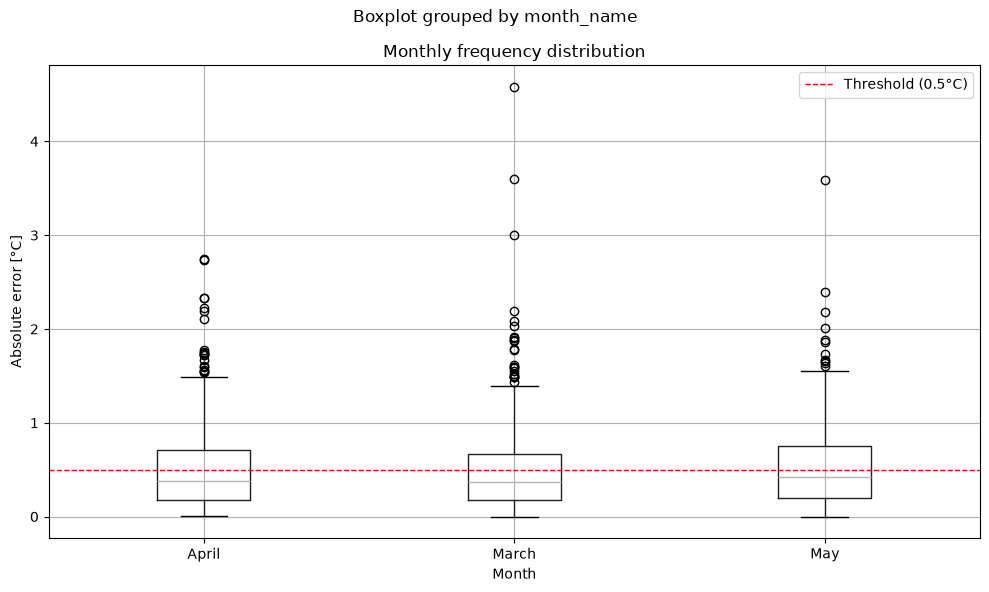
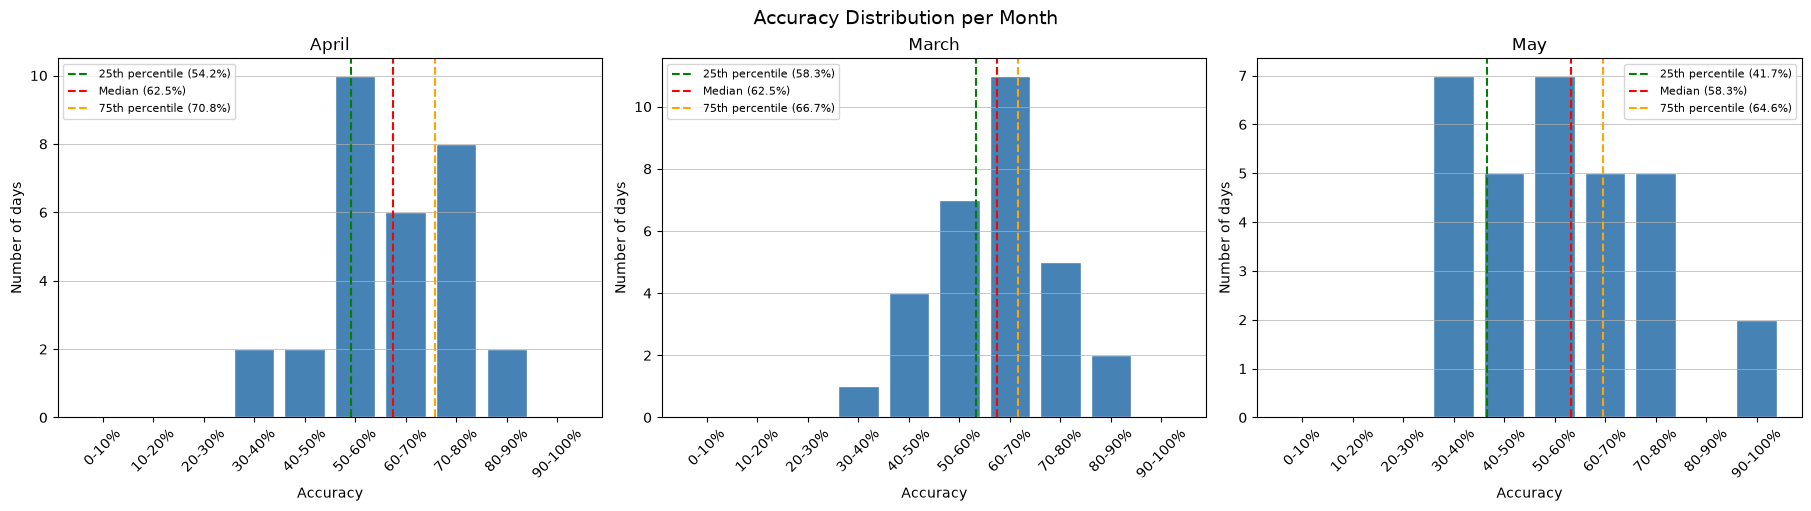
Code edit (unified diff) that turned the first committed figure into the second:
--- before
+++ after
@@ -1,19 +1,41 @@
 #monthly frequency distribution
 
-results["month"] = pd.to_datetime(results["timestamp"]).dt.month
-results['month_name']=results['month'].map({3:'March', 4:'April', 5:'May'})
+daily["month"] = pd.to_datetime(daily.index).month
+daily['month_name']=daily['month'].map({3:'March', 4:'April', 5:'May'})
 
-fig, ax=plt.subplots(figsize=(10,6))
+#define accuracy bins
+bins   = list(range(0, 110, 10))
+labels = [f"{i}-{i+10}%" for i in range(0, 100, 10)]
 
-results.boxplot(column='error absolute', by='month_name', ax=ax)
+daily["accuracy_bin"] = pd.cut(daily["accuracy"], bins=bins, labels=labels)
 
+fig, axes = plt.subplots(1, 3, figsize=(18, 5), constrained_layout=True)
 
-ax.axhline(y=threshold, color="red", linestyle="--", linewidth=1, label=f"Threshold ({threshold}°C)")
-ax.set_title("Monthly frequency distribution")
-ax.set_xlabel("Month")
-ax.set_ylabel("Absolute error [°C]")
-ax.legend()
-#plt.suptitle("")
-plt.tight_layout()
+for ax, (month_name, group) in zip(axes, daily.groupby("month_name")):
+    counts = group["accuracy_bin"].value_counts().reindex(labels, fill_value=0)
+    ax.bar(labels, counts, color="steelblue", edgecolor="white")
+
+    # Perzentile berechnen
+    p25 = group["accuracy"].quantile(0.25)
+    p50 = group["accuracy"].quantile(0.50)
+    p75 = group["accuracy"].quantile(0.75)
+
+    # Vertikale Linien – müssen auf Bin-Position gemappt werden
+    for p, color, label in zip(
+        [p25, p50, p75],
+        ["green", "red", "orange"],
+        [f"25th percentile ({p25:.1f}%)", f"Median ({p50:.1f}%)", f"75th percentile ({p75:.1f}%)"]
+    ):
+        # Bin-Position berechnen (jeder Bin ist 10% breit)
+        bin_pos = p / 10 - 0.5  # Mitte des jeweiligen Bins
+        ax.axvline(x=bin_pos, color=color, linestyle="--", linewidth=1.5, label=label)
+
+    ax.set_title(month_name)
+    ax.set_xlabel("Accuracy")
+    ax.set_ylabel("Number of days")
+    ax.tick_params(axis="x", rotation=45)
+    ax.grid(True, axis="y", linewidth=0.5)
+    ax.legend(fontsize=8)
+
+plt.suptitle("Accuracy Distribution per Month", fontsize=14)
 plt.show()
-

Commit: The mothly frequency distribution was plotted and an ablation study was started